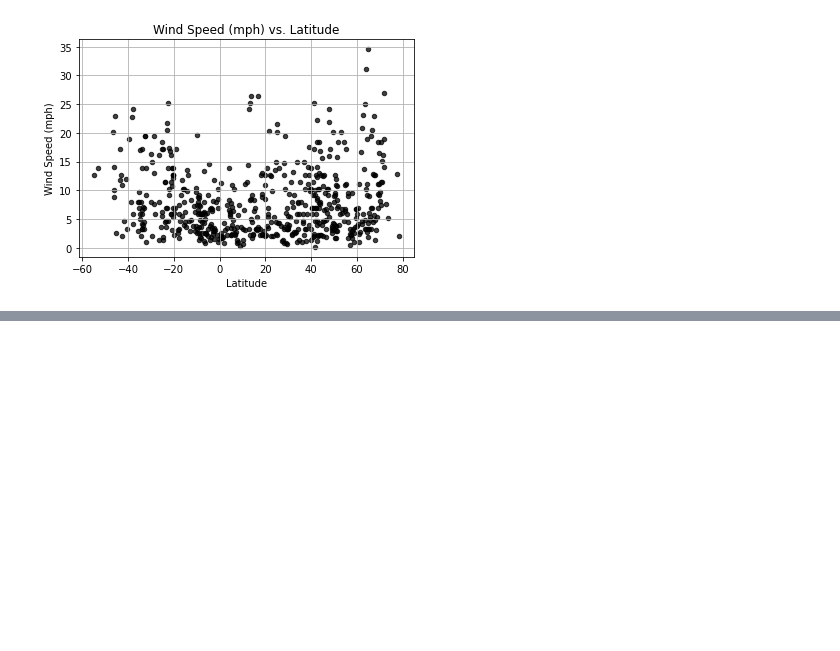
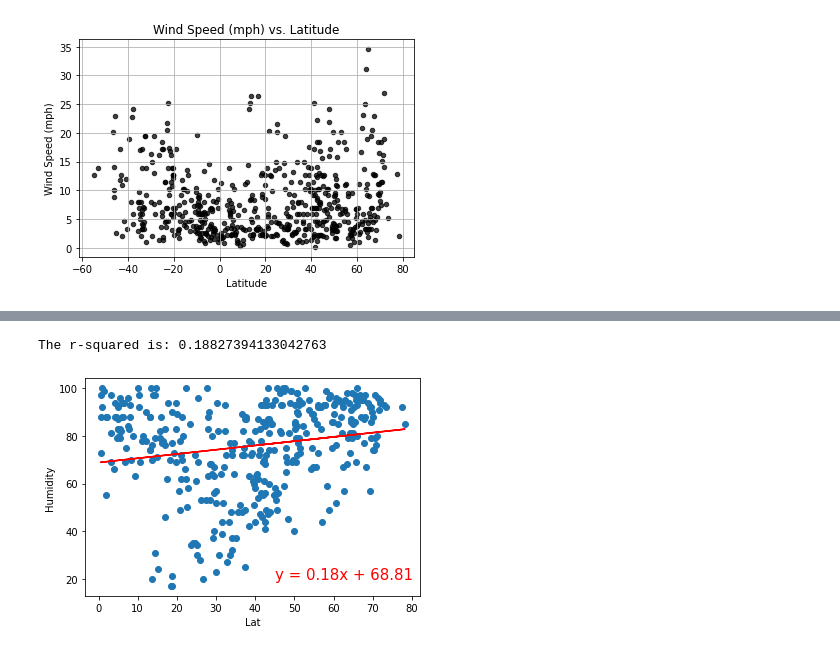
Before and after one commit to rpatel10491/python-api-challenge, a Jupyter notebook: WeatherPy/WeatherPy.ipynb, the cells around one changed output, grey strips where cells are left out. Saved outputs shown, nothing was run; the diff lists cells and outputs as text; code cells hidden in the pictures; blank space fills up the shorter version.

```diff
--- a/WeatherPy/WeatherPy.ipynb
+++ b/WeatherPy/WeatherPy.ipynb
@@ -232,0 +224,10 @@ def plot_linear_regr(df, hemisphere, column_1, column_2, x_name, y_name):
+# %%
+# Northern Hemisphere - Humidity (%) vs. Latitude
+
+xlbl = "Lat"
+ylbl = "Humidity"
+lblpos = (45,20)
+plotLinearRegression(northern[xlbl],northern[ylbl],xlbl,ylbl,lblpos,7)
+# %% [output]
+The r-squared is: 0.18827394133042763
+[figure, added]
```
Also changed, not shown: parts of 11 cells of this notebook, 6 other files.
